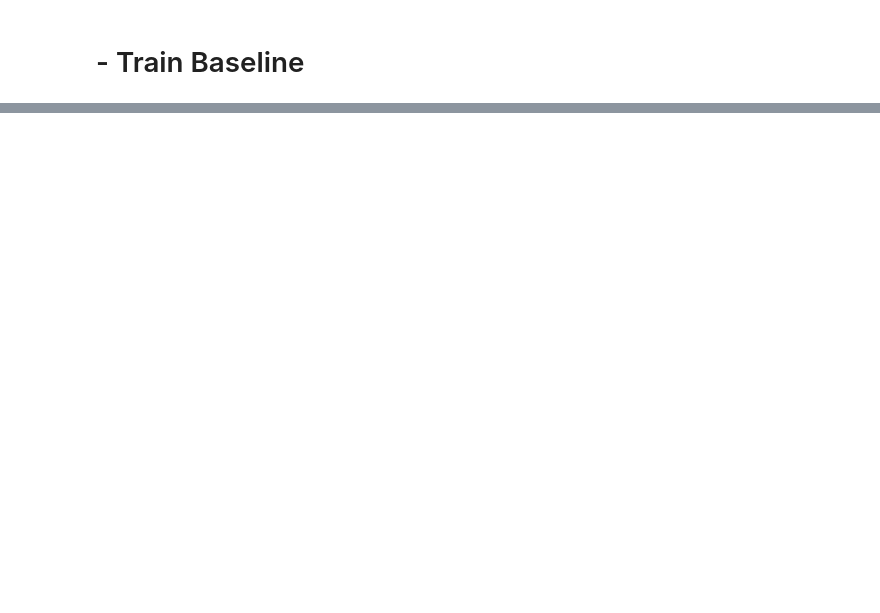
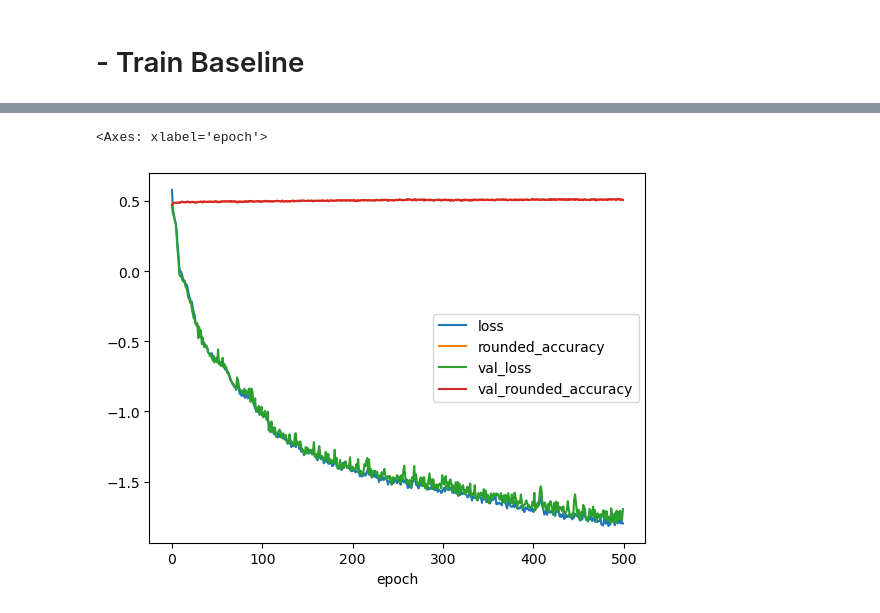
Before and after one commit to RodolfoPCruz/insurance-safe-driver-prediction, a Jupyter notebook: insurance_claim_prediction.ipynb, the cells around one changed output, grey strips where cells are left out. Drawn from its saved outputs; the diff is of its cells as text; code cells hidden in the pictures; blank space fills up the shorter version.

```diff
--- a/insurance_claim_prediction.ipynb
+++ b/insurance_claim_prediction.ipynb
@@ -1344,0 +1786,16 @@ NameError: name 'StratifiedKFold' is not defined
+# %%
+#Compiling the model
+
+variational_ae.compile(loss="binary_crossentropy", optimizer="rmsprop", metrics=[rounded_accuracy])
+# %%
+#Separating samples from different classes.
+#Getting all samples from the minority
+indexes_class_1=np.where(y_train==1)[0]
+
+x_class_1=x_pre_processed.iloc[indexes_class_1]
+# %%
+x_train_class_1,x_test_class_1=train_test_split(x_class_1,test_size=0.33,random_state=42)
+# %%
+#Training the autoencoder using the samples from the minority class.
+history=variational_ae.fit(x_train_class_1,x_train_class_1,epochs=500,batch_size=128,validation_data=[x_test_class_1,
+                                                                                                    x_test_class_1])
@@ -1344,0 +1820,5 @@ NameError: name 'StratifiedKFold' is not defined
+# %%
+pd.DataFrame(history.history).plot(xlabel='epoch')
+# %% [output]
+<Axes: xlabel='epoch'>
+[figure, added]
```
Also changed, not shown: parts of 90 cells of this notebook, 1 other file.
